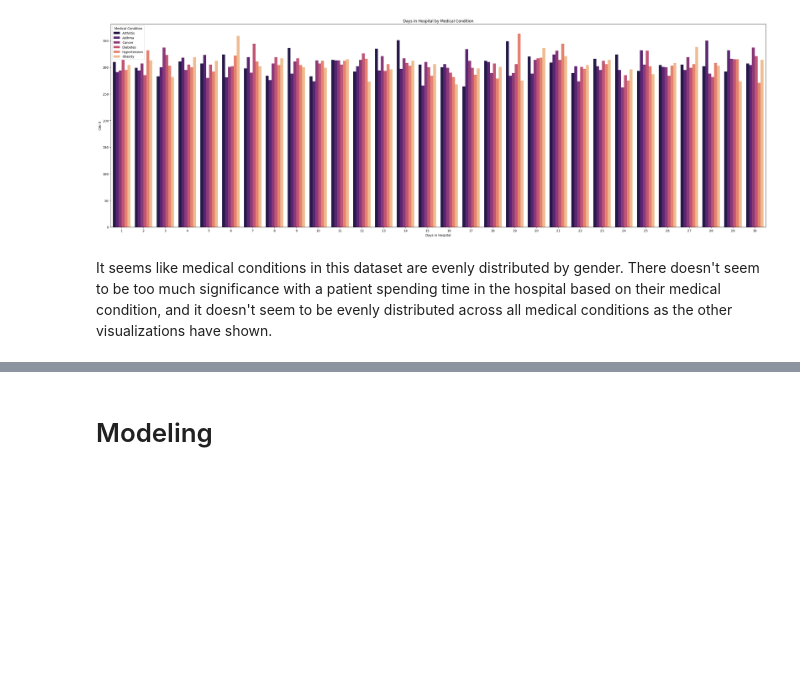
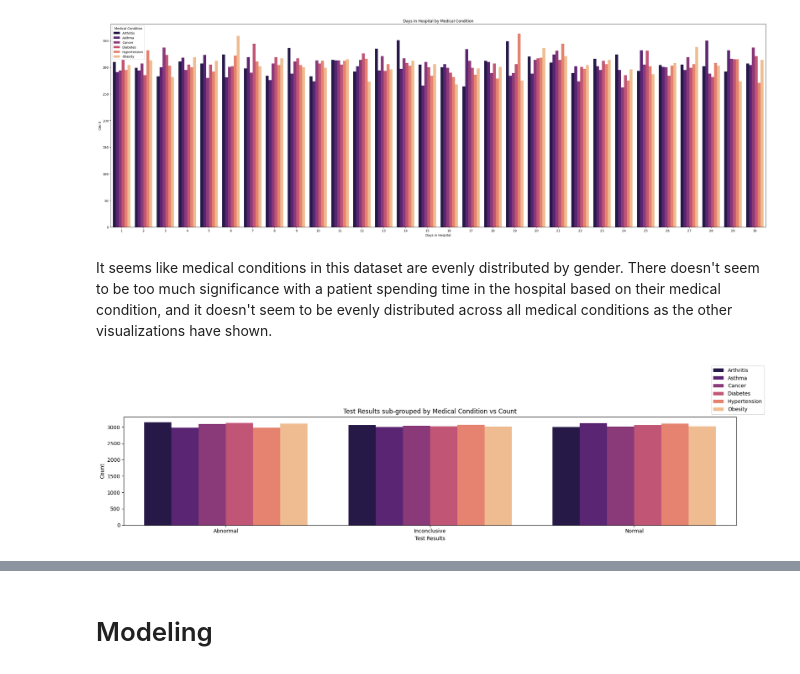
Before and after one commit to johne18/ml_learnings, a Jupyter notebook: [3] healthcare-dataset.ipynb, the cells around one changed output, grey strips where cells are left out. Saved outputs shown, nothing was run; the diff lists cells and outputs as text; code cells hidden in the pictures; blank space fills up the shorter version.

```diff
--- a/[3] healthcare-dataset.ipynb
+++ b/[3] healthcare-dataset.ipynb
@@ -257,3 +246,18 @@ plt.show()
 [figure]
 # %% [markdown]
 It seems like medical conditions in this dataset are evenly distributed by gender. There doesn't seem to be too much significance with a patient spending time in the hospital based on their medical condition, and it doesn't seem to be evenly distributed across all medical conditions as the other visualizations have shown.
+# %%
+test_results_by_medical_condition = df_copy.groupby(["Test Results", "Medical Condition"])["Medical Condition"].size().reset_index(name="Count")
+test_results_by_days_in_hospital = df_copy.groupby(["Test Results", "Days in Hospital"])["Test Results"].size().reset_index(name="Count")
+medication_by_medical_condition = df_copy.groupby(["Medication", "Medical Condition"])["Medication"].size().reset_index(name="Count")
+# %%
+plt.figure(figsize=(18,5))
+sns.barplot(data=test_results_by_medical_condition, x="Test Results", y="Count", hue="Medical Condition", palette="magma")
+plt.title("Test Results sub-grouped by Medical Condition vs Count")
+plt.xlabel("Test Results")
+plt.ylabel("Count")
+plt.legend(bbox_to_anchor=(1.05,1), loc="lower right")
+plt.tight_layout()
+plt.show()
+# %% [output]
+[figure, added]
```
Also changed, not shown: parts of 25 cells of this notebook.
